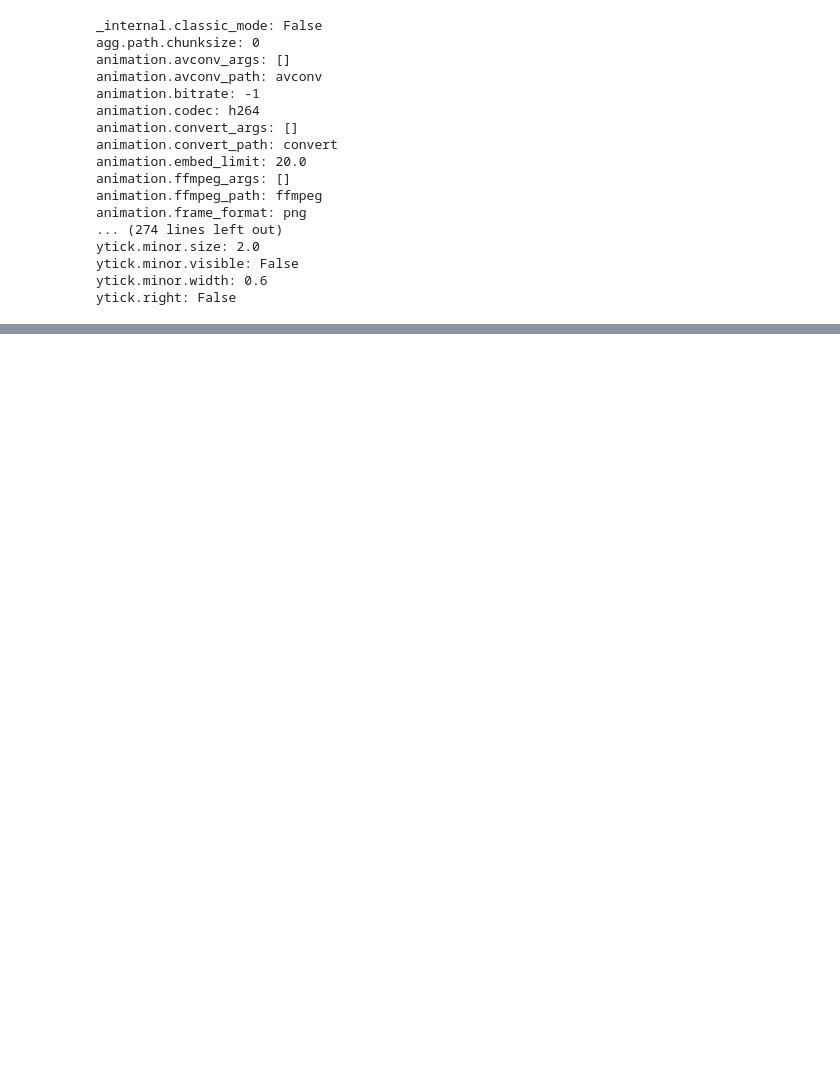
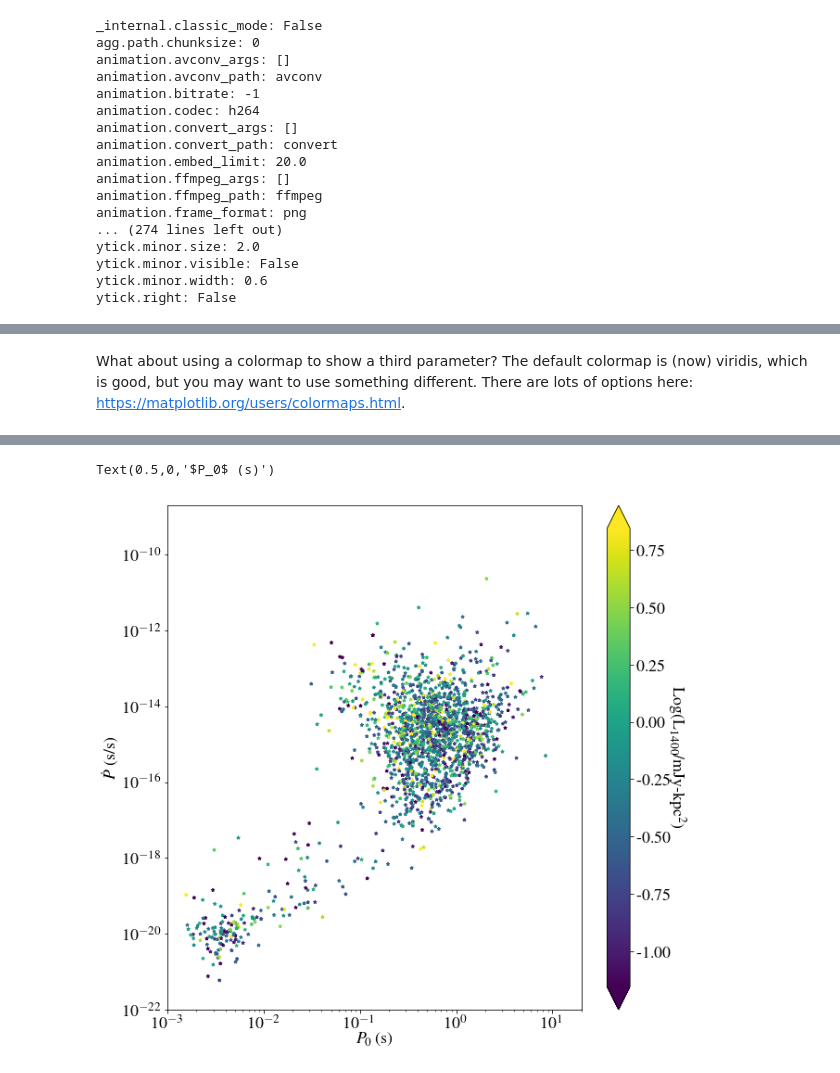
Before and after one commit to swincas/cookies-n-code, a Jupyter notebook: tutorials/python-vis_all/Dos-n-Donts_Py-Vis.ipynb, the cells around one changed output, grey strips where cells are left out. Drawn from its saved outputs; the diff is of its cells as text; code cells hidden in the pictures; blank space fills up the shorter version.

```diff
--- a/tutorials/python-vis_all/Dos-n-Donts_Py-Vis.ipynb
+++ b/tutorials/python-vis_all/Dos-n-Donts_Py-Vis.ipynb
@@ -40,0 +96,23 @@ import psrqpy
+# %% [markdown]
+What about using a colormap to show a third parameter? The default colormap is (now) viridis, which is good, but you may want to use something different. There are lots of options here: <https://matplotlib.org/users/colormaps.html>.
+# %%
+# Use Flux Density (S1400) as colorbar
+mask = t['S1400'] > 0 # S1400 not defined for all objects
+smin = np.percentile(np.log10(t[mask]['S1400']),5)
+smax = np.percentile(np.log10(t[mask]['S1400']),95)
+
+fig = plt.figure(num=1,figsize=(10,10))
+ln = mpl.colors.Normalize(vmin=smin,vmax=smax) #set colorbar normalisation
+
+p = plt.scatter(t[mask]['P0'],t[mask]['P1'],c=np.log10(t[mask]['S1400']),
+                norm=ln,s=12,marker=u'*',edgecolors='face')
+ax = fig.gca()
+cb = fig.colorbar(p,ax=ax,format='%.2f',extend='both')
+cb.set_label('Log(L$_{1400}$/mJy-kpc$^2$)', rotation=270, size=fontsize, labelpad=15)
+ax.set_yscale('log')
+ax.set_xscale('log')
+ax.set_ylim(1e-22,2e-9)
+ax.set_xlim(1e-3,2e1)
+ax.set_ylabel('$\dot P$ (s/s)')
+ax.set_xlabel('$P_0$ (s)')
+# %% [output]
@@ -40,0 +120,2 @@ import psrqpy
+Text(0.5,0,'$P_0$ (s)')
+[figure, added]
```
Also changed, not shown: parts of 9 cells of this notebook.
